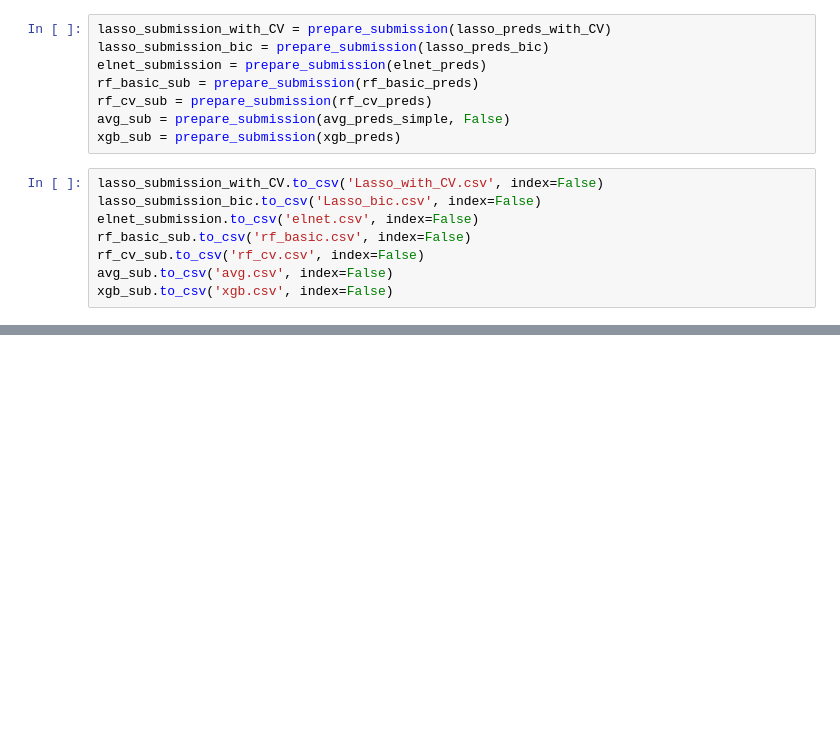
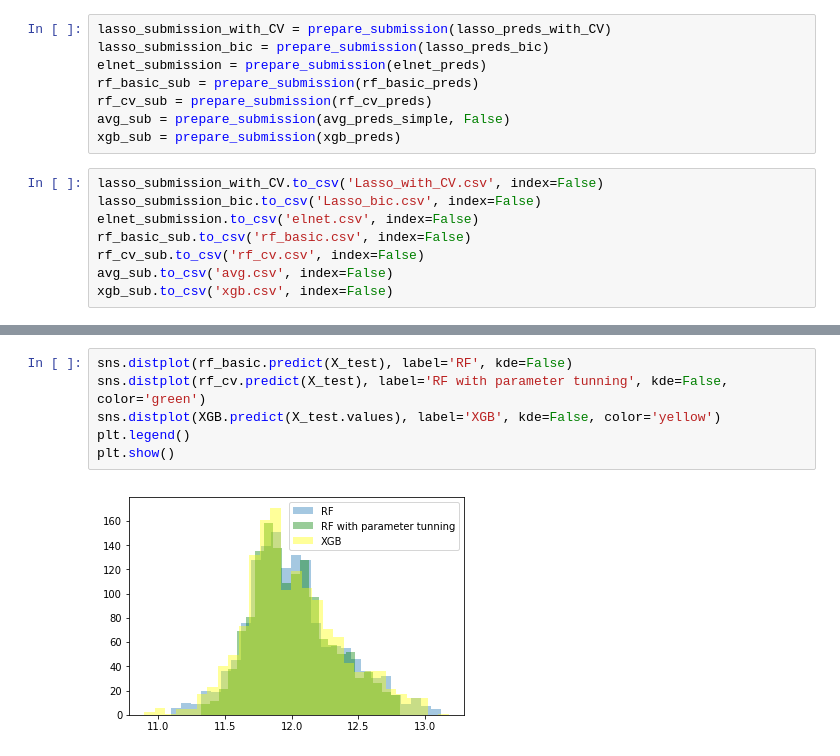
Before and after one commit to Mindauskas/house_prices, a Jupyter notebook: house_prices.ipynb, the cells around one changed output, grey strips where cells are left out. Saved outputs shown, nothing was run; the diff lists cells and outputs as text; blank space fills up the shorter version.

```diff
--- a/house_prices.ipynb
+++ b/house_prices.ipynb
@@ -806,0 +843,8 @@ xgb_sub.to_csv('xgb.csv', index=False)
+# %%
+sns.distplot(rf_basic.predict(X_test), label='RF', kde=False)
+sns.distplot(rf_cv.predict(X_test), label='RF with parameter tunning', kde=False, color='green')
+sns.distplot(XGB.predict(X_test.values), label='XGB', kde=False, color='yellow')
+plt.legend()
+plt.show()
+# %% [output]
+[figure, added]
```
Also changed, not shown: parts of 9 cells of this notebook.
